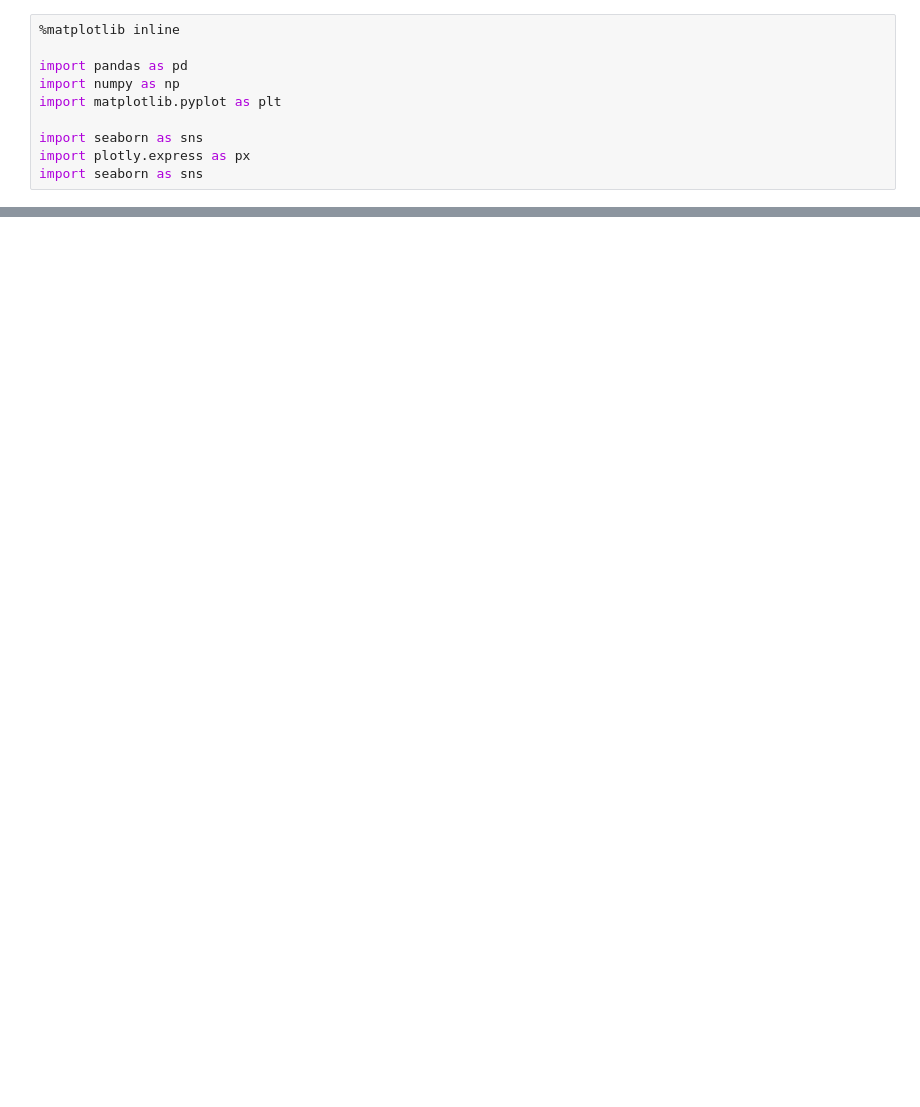
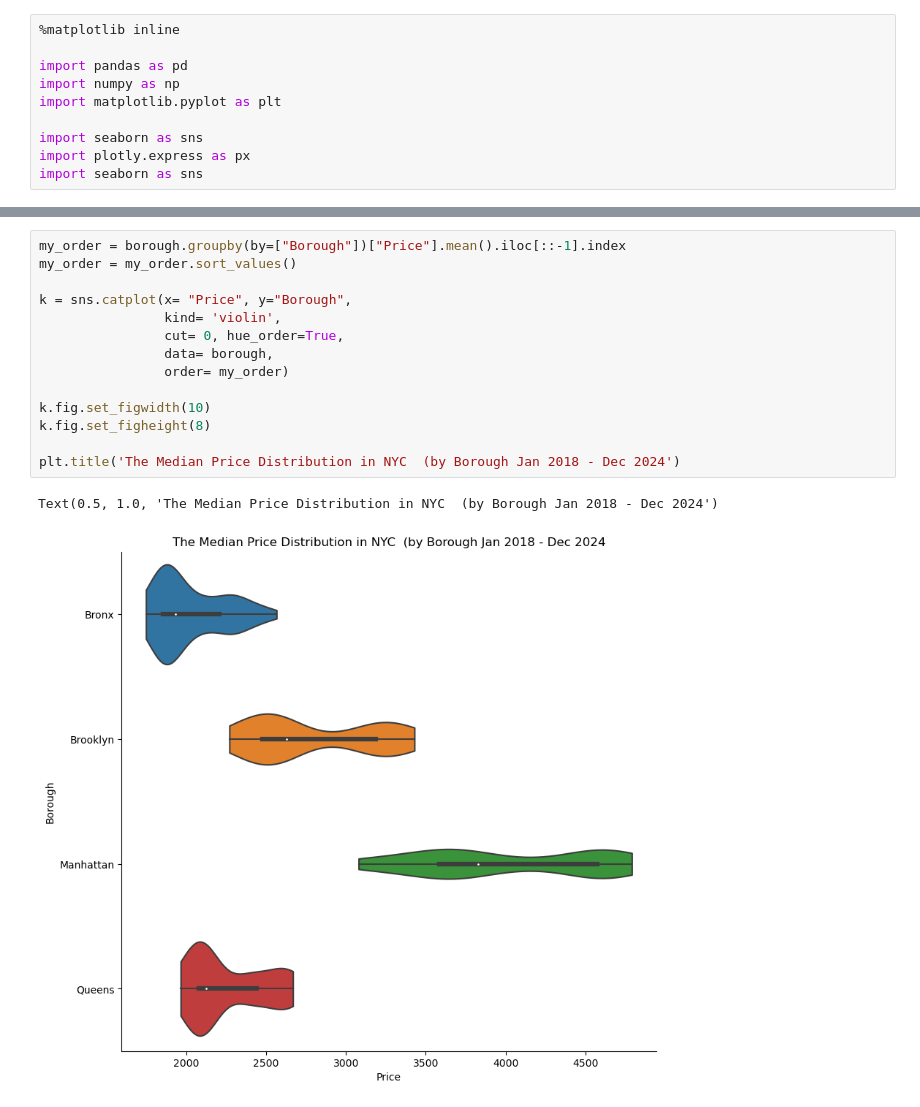
Before and after one commit to Khatiakhokhiashvili/Median-Rental-Pricing-Trends, a Jupyter notebook: rental.ipynb, the cells around one changed output, grey strips where cells are left out. Cells and saved outputs as stored; diff of their text form; blank space fills up the shorter version.

```diff
--- a/rental.ipynb
+++ b/rental.ipynb
@@ -34,0 +98,17 @@ FileNotFoundError: [Errno 2] No such file or directory: '../Data/medianAskingRen
+# %%
+my_order = borough.groupby(by=["Borough"])["Price"].mean().iloc[::-1].index
+my_order = my_order.sort_values()
+
+k = sns.catplot(x= "Price", y="Borough",
+                kind= 'violin',
+                cut= 0, hue_order=True,
+                data= borough,
+                order= my_order)
+
+k.fig.set_figwidth(10)
+k.fig.set_figheight(8)
+
+plt.title('The Median Price Distribution in NYC  (by Borough Jan 2018 - Dec 2024')
+# %% [output]
+Text(0.5, 1.0, 'The Median Price Distribution in NYC  (by Borough Jan 2018 - Dec 2024')
+[figure, added]
```
Also changed, not shown: parts of 15 cells of this notebook, 1 other file.
